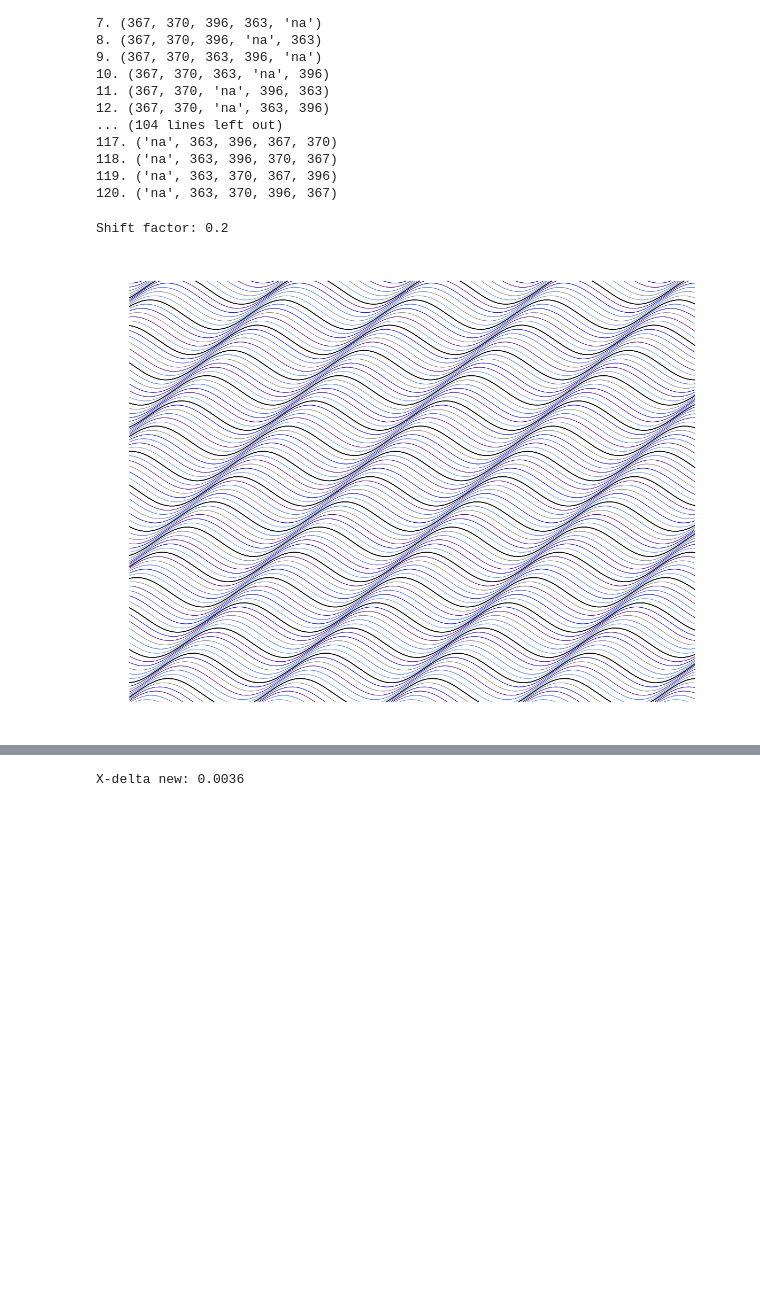
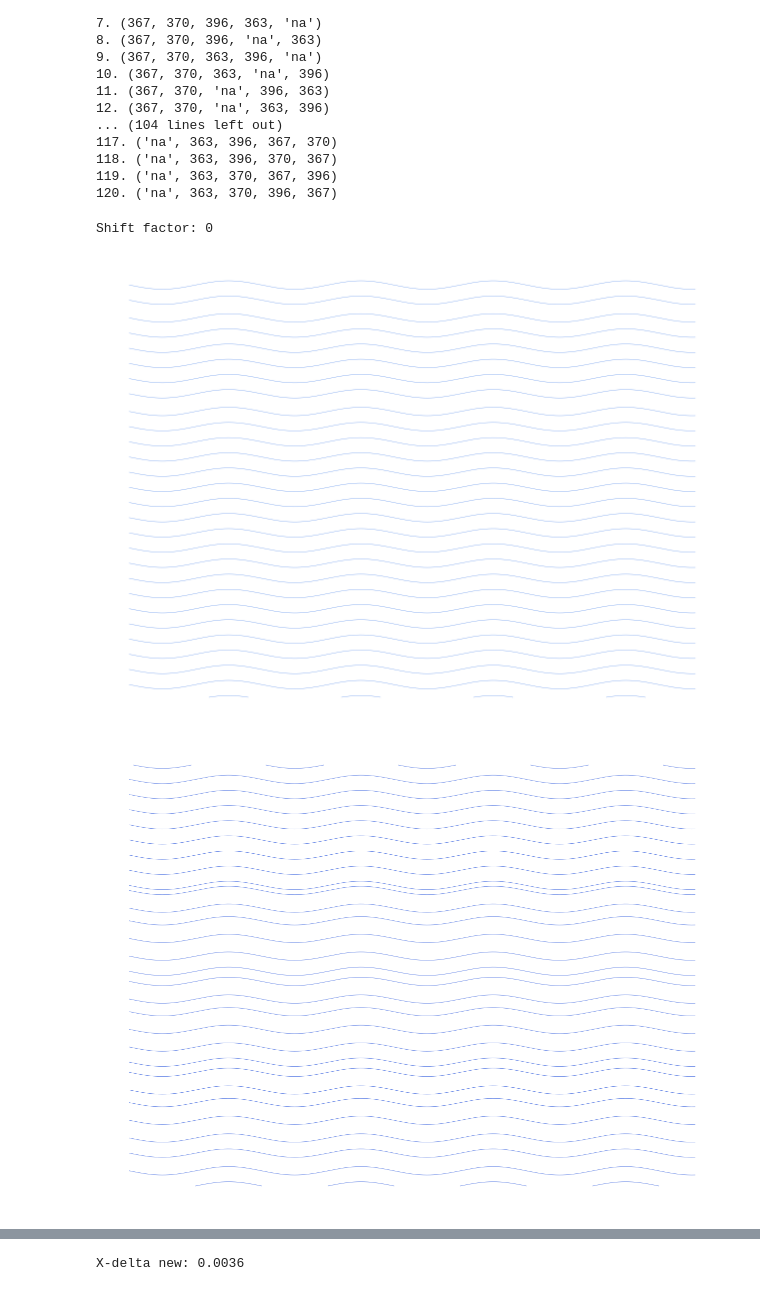
Before and after one commit to viktor-kertanov/hmmg, a Jupyter notebook: notebooks/color_sine/color_sine.ipynb, the cells around one changed output, grey strips where cells are left out. Drawn from its saved outputs; the diff is of its cells as text; code cells hidden in the pictures; blank space fills up the shorter version.

Commit message:
Sine wave multilayer work

```diff
--- a/notebooks/color_sine/color_sine.ipynb
+++ b/notebooks/color_sine/color_sine.ipynb
@@ -78,7 +78,7 @@ color_combinations = list(permutations(colors))
 
 x_start = np.pi
 x_stop = 12*np.pi
-points = 10000
+points = 20000
 x = np.linspace(x_start, x_stop, points)
 
 x_delta = np.round(x[1]-x[0], 4) + .0001
@@ -86,12 +86,16 @@ x_delta = np.round(x[1]-x[0], 4) + .0001
 num_colors = len(colors) + 1 # all colors and one rhythmic color - by pen blue/black
 
 shift_factor = np.random.rand()*2
-shift_factor = .2
+shift_factor = 0
 print(f'Shift factor: {shift_factor}')
 shift_direction_every = np.random.randint(2,22)
-shift_direction_every = 5
+shift_direction_every = 25
 direction = 1
-direction_on = None
+direction_on = 0
+
+sine_squeeze_factor = .2
+line_gap_y_factor = .12
+
 for color_idx, color in enumerate(color_data):
     for comb_idx, combination in enumerate(color_combinations):
         proper_color_idx = combination.index(color)
@@ -110,7 +114,7 @@ for color_idx, color in enumerate(color_data):
         if not direction_on:
             microshift = -shift
         # print(f'Shift modulo: {shift_modulo}. Direction: {direction}. Microshift: {microshift}')
-        y = np.sin(x+microshift*shift_factor)*.7 + shift*.2
+        y = np.sin(x+microshift*shift_factor)*sine_squeeze_factor + shift*line_gap_y_factor
 
         coords = np.column_stack((x, y))
         x_mask = (coords[:, 0] >= 0) & (coords[:, 0] <= 30)
@@ -119,15 +123,15 @@ for color_idx, color in enumerate(color_data):
 
         if len(filtered) > 0:
             segments = filtered_coords_to_segments(filtered, x_delta)
-            for _ in range(2):
+            for _ in range(1):
                 for seg in segments:
                     plt.plot(seg[:, 0], seg[:, 1], color=color, linewidth=.5)
 
-    # plt.axis('off')
-    # plt.gca().set_aspect('equal')
-    # plt.gcf().set_size_inches(15, 15)
-    # plt.savefig(f'{color_data[color]}-{color}.svg')
-    # plt.show()
+    plt.axis('off')
+    plt.gca().set_aspect('equal')
+    plt.gcf().set_size_inches(8.25*2, 6*2)
+    plt.savefig(f'{color_data[color]}-{color}.svg')
+    plt.show()
 
 direction = 1
 
@@ -136,35 +140,36 @@ for comb_idx, combination in enumerate(color_combinations):
     shift_modulo = (comb_idx % shift_direction_every) +1
 
     if  shift_modulo == 1:
         direction = direction * (-1)
 
     if direction == -1 and direction_on:
         microshift = shift_direction_every - shift_modulo
     else:
         microshift = shift_modulo
     # print(f'Shift modulo: {shift_modulo}. Direction: {direction}. Microshift: {microshift}')
 
     if not direction_on:
             microshift = -shift
 
-    y = np.sin(x+microshift*shift_factor)*.7 + shift*.2
+    y = np.sin(x+microshift*shift_factor)*sine_squeeze_factor + shift*line_gap_y_factor
 
     coords = np.column_stack((x, y))
     x_mask = (coords[:, 0] >= 0) & (coords[:, 0] <= 30)
     y_mask = (coords[:, 1] >= 3) & (coords[:, 1] <= 23)
     filtered = coords[x_mask & y_mask]
 
     if len(filtered) > 0:
         segments = filtered_coords_to_segments(filtered, x_delta)
-        for _ in range(2):
+        for _ in range(1):
             for seg in segments:
                 plt.plot(seg[:, 0], seg[:, 1], 'k-', linewidth=1)
 
 plt.axis('off')
 plt.gca().set_aspect('equal')
-plt.gcf().set_size_inches(15, 15)
+plt.gcf().set_size_inches(8.25*2, 6*2)
 plt.savefig(f'1-pen.svg')
 plt.show()
 # %% [output]
-Shift factor: 0.2
+Shift factor: 0
-[figure, old version]
+[figure, new version]
+[figure, added]
```
Also changed, not shown: parts of 4 cells of this notebook.
